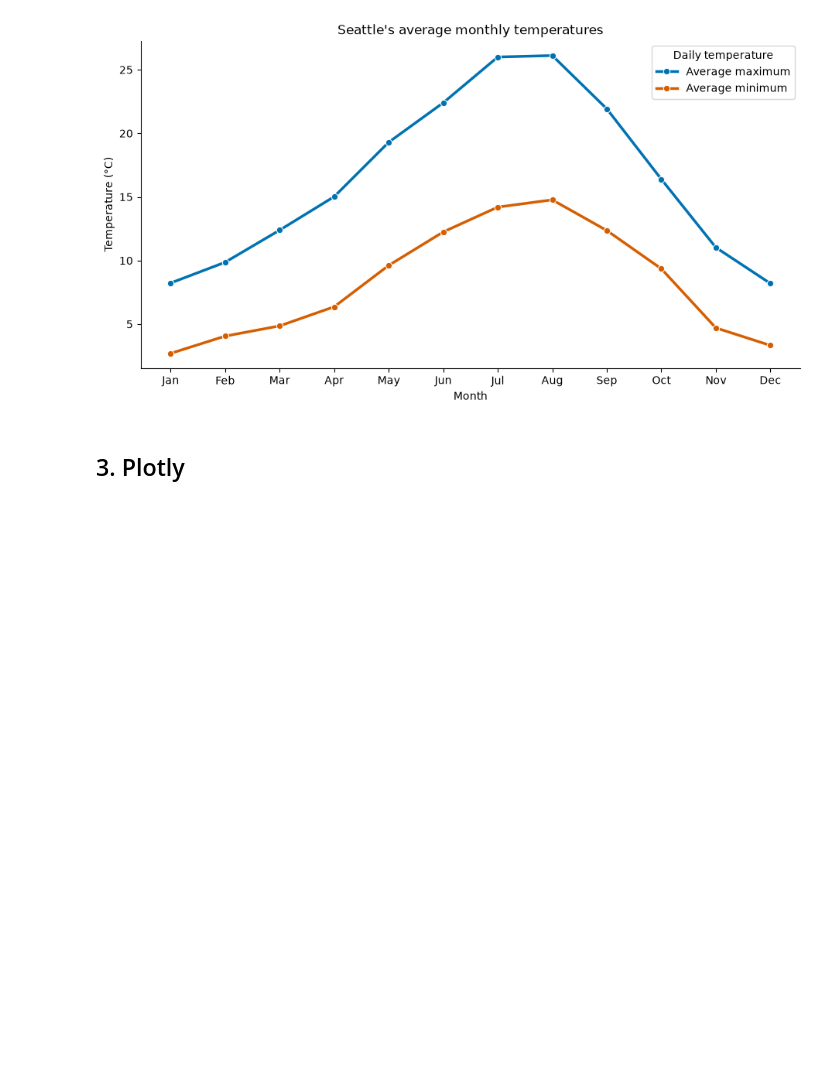
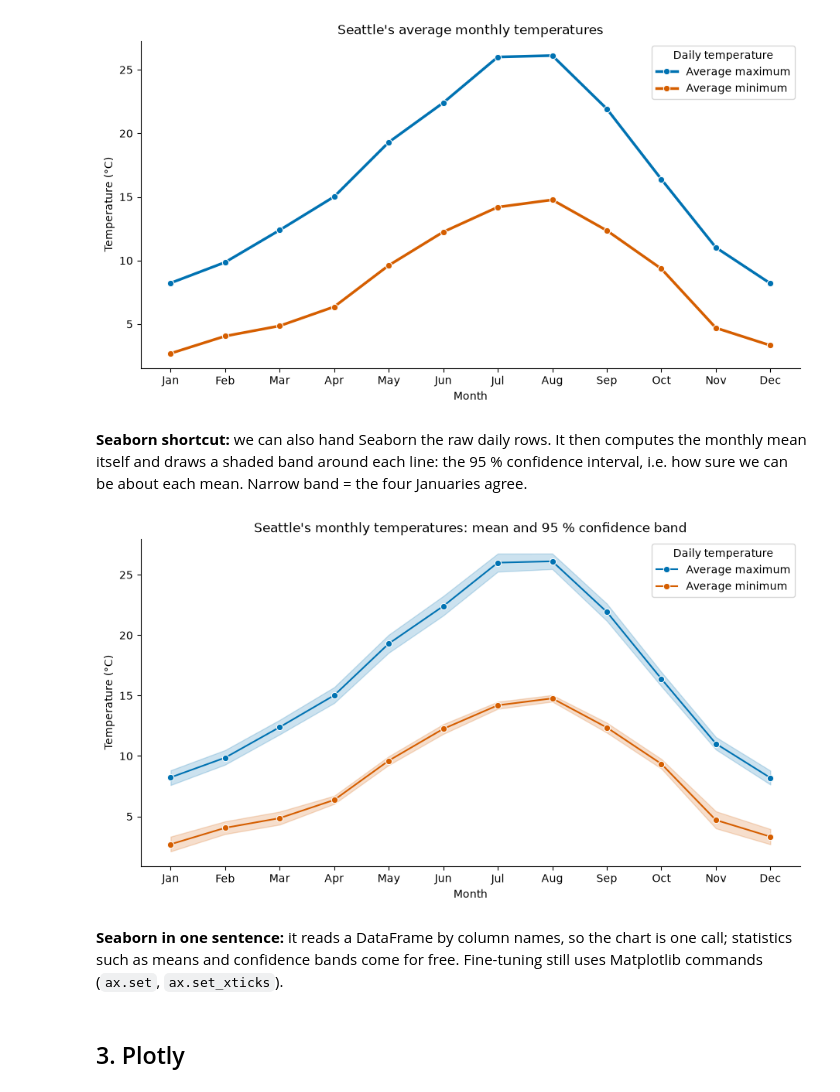
Before and after one commit to crsbln/ds-visualization-group-work, a Jupyter notebook: 2-visualisation-template.ipynb, the cells around one changed output. Saved outputs shown, nothing was run; the diff lists cells and outputs as text; code cells hidden in the pictures; blank space fills up the shorter version.

```diff
--- a/2-visualisation-template.ipynb
+++ b/2-visualisation-template.ipynb
@@ -40,0 +55,10 @@ Start by importing the data. We added some lines of code for the groups that wor
+# %%
+# Import data
+# Seattle weather: one row per day, 2012 to 2015
+df_weather = pd.read_csv("data_group_work/seattle-weather.csv")
+
+# US airports: one row per airport, with its latitude and longitude
+df_airports = pd.read_csv("data_group_work/airports.csv")
+
+print("weather rows, columns:", df_weather.shape)
+print("airport rows, columns:", df_airports.shape)
@@ -106,6 +179,32 @@ sns.despine()
 plt.show()
 # %% [output]
 [figure]
+# %% [markdown]
+**Seaborn shortcut:** we can also hand Seaborn the raw daily rows. It then computes the monthly mean itself and draws a shaded band around each line: the 95 % confidence interval, i.e. how sure we can be about each mean. Narrow band = the four Januaries agree.
+# %%
+# Raw daily rows in long form: 1,461 days x 2 lines = 2,922 rows
+daily_long = (
+    df_weather.assign(month=df_weather["date"].dt.month)
+    .rename(columns={"temp_max": "Average maximum",
+                     "temp_min": "Average minimum"})
+    .melt(id_vars="month", value_vars=["Average maximum", "Average minimum"],
+          var_name="temperature_type", value_name="temperature_c")
+)
+
+fig, ax = plt.subplots(figsize=(11, 5.5))
+# no averaging by us: Seaborn groups by month, plots the mean + 95 % band
+sns.lineplot(data=daily_long, x="month", y="temperature_c",
+             hue="temperature_type", palette=colors, marker="o", ax=ax)
+ax.set(title="Seattle's monthly temperatures: mean and 95 % confidence band",
+       xlabel="Month", ylabel="Temperature (°C)")
+ax.set_xticks(month_order, month_labels)
+ax.legend(title="Daily temperature")
+sns.despine()
+plt.show()
+# %% [output]
+[figure, added]
+# %% [markdown]
+**Seaborn in one sentence:** it reads a DataFrame by column names, so the chart is one call; statistics such as means and confidence bands come for free. Fine-tuning still uses Matplotlib commands (`ax.set`, `ax.set_xticks`).
 # %% [markdown]
 ## 3. Plotly
 # %%
```
Also changed, not shown: parts of 38 cells of this notebook, 3 other files.
